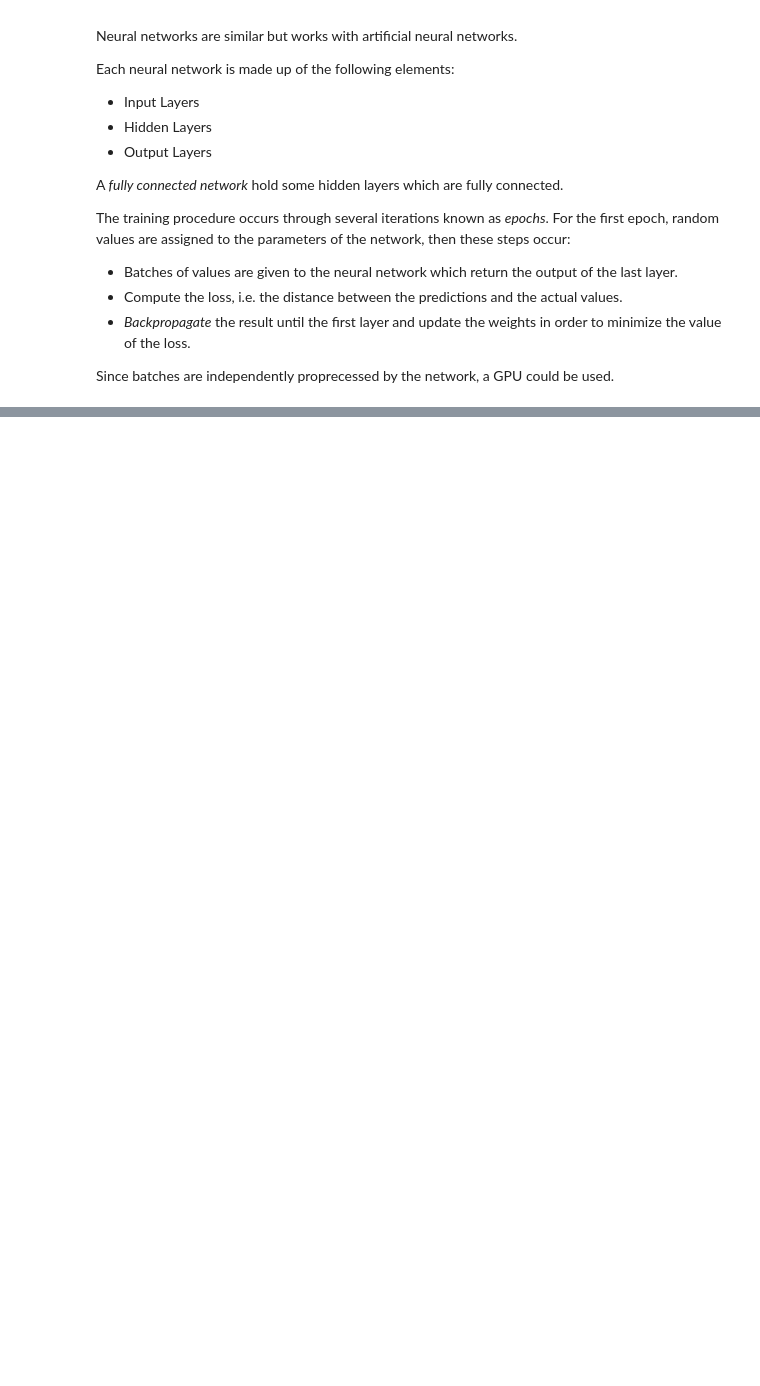
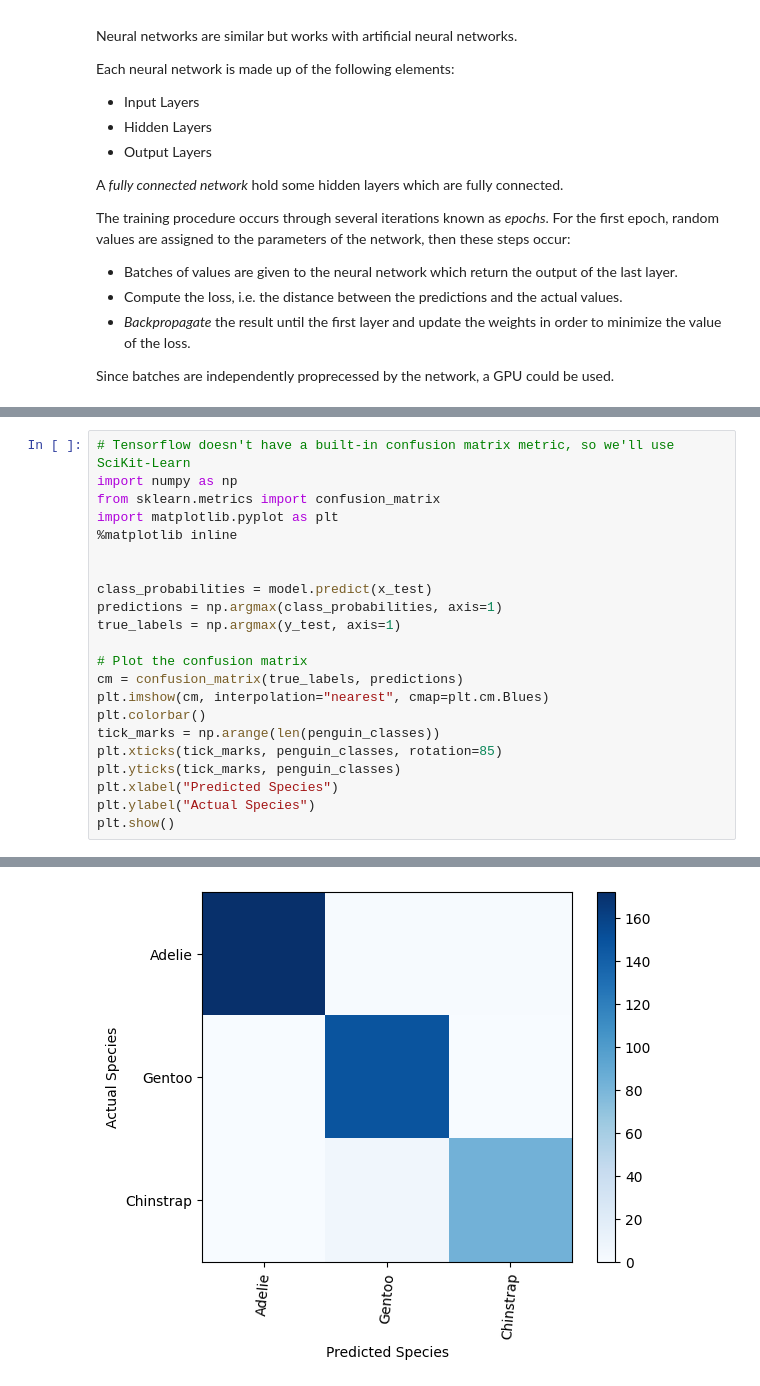
Before and after one commit to LuciaRavazzi/AzureML, a Jupyter notebook: AzureDataScientistAssociate/1_Create_Machine_Learning_Models/5_Deep_Learning.ipynb, the cells around one changed output, grey strips where cells are left out. Drawn from its saved outputs; the diff is of its cells as text; blank space fills up the shorter version.

```diff
--- a/AzureDataScientistAssociate/1_Create_Machine_Learning_Models/5_Deep_Learning.ipynb
+++ b/AzureDataScientistAssociate/1_Create_Machine_Learning_Models/5_Deep_Learning.ipynb
@@ -22,0 +632,23 @@ Since batches are independently proprecessed by the network, a GPU could be used
+# %%
+# Tensorflow doesn't have a built-in confusion matrix metric, so we'll use SciKit-Learn
+import numpy as np
+from sklearn.metrics import confusion_matrix
+import matplotlib.pyplot as plt
+%matplotlib inline
+
+
+class_probabilities = model.predict(x_test)
+predictions = np.argmax(class_probabilities, axis=1)
+true_labels = np.argmax(y_test, axis=1)
+
+# Plot the confusion matrix
+cm = confusion_matrix(true_labels, predictions)
+plt.imshow(cm, interpolation="nearest", cmap=plt.cm.Blues)
+plt.colorbar()
+tick_marks = np.arange(len(penguin_classes))
+plt.xticks(tick_marks, penguin_classes, rotation=85)
+plt.yticks(tick_marks, penguin_classes)
+plt.xlabel("Predicted Species")
+plt.ylabel("Actual Species")
+plt.show()
+# %% [output]
@@ -22,0 +656 @@ Since batches are independently proprecessed by the network, a GPU could be used
+[figure, added]
```
Also changed, not shown: parts of 88 cells of this notebook, 1 other file.
